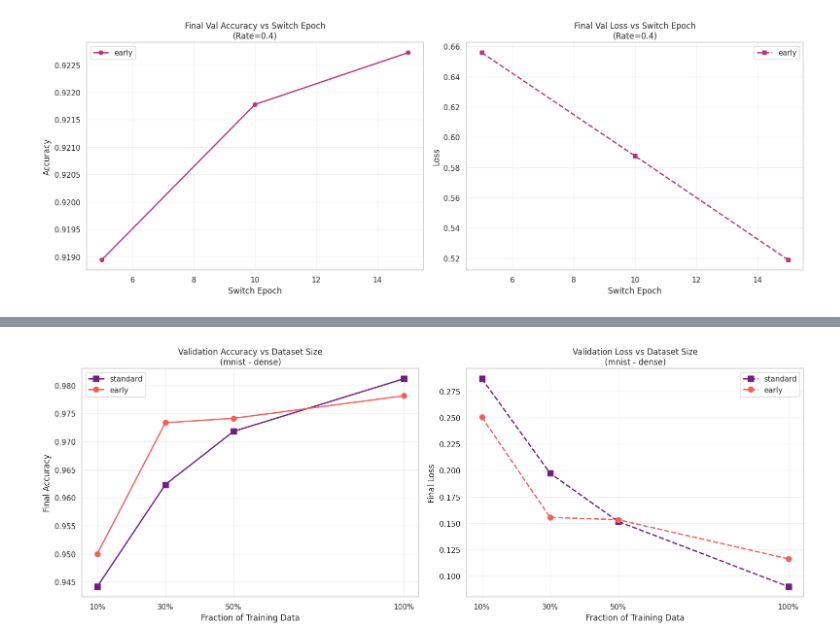
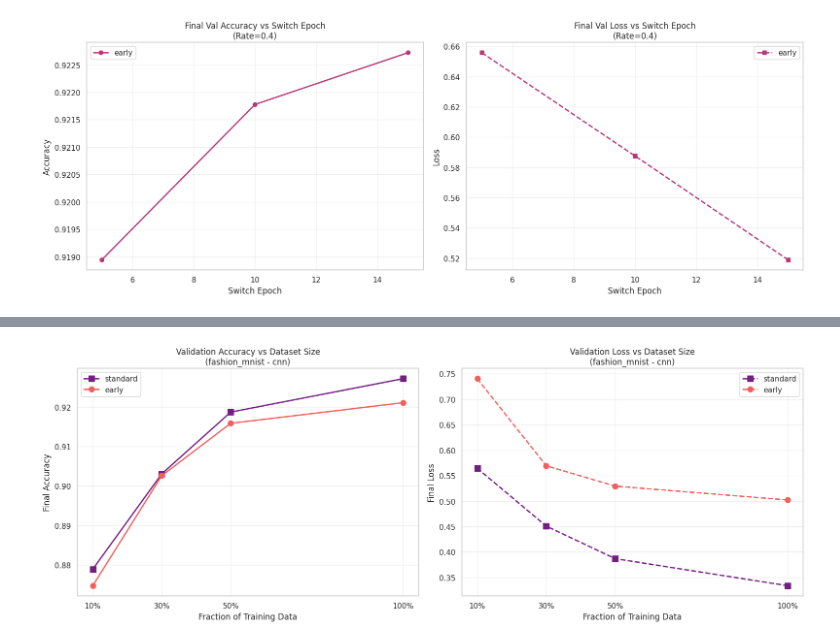
Before and after one commit to ArthurDanjou/DropoutReducesUnderfitting, a Jupyter notebook: pipeline_fashion_mnist.ipynb, the cells around one changed output, grey strips where cells are left out. Cells and saved outputs as stored; diff of their text form; code cells hidden in the pictures.

```diff
--- a/pipeline_fashion_mnist.ipynb
+++ b/pipeline_fashion_mnist.ipynb
@@ -638,8 +638,8 @@ exp.compare_switch_epochs(
 # %%
 # Graph 4 : Dataset Size Ablation
 run_dataset_size_comparison(
-    dataset_name="mnist",
-    model_type="dense",
+    dataset_name="fashion_mnist",
+    model_type="cnn",
     fractions=[0.1, 0.3, 0.5, 1.0],
     modes=["standard", "early"],
     rate=0.1,
@@ -666 +666 @@ Downloading data from https://storage.googleapis.com/tensorflow/tf-keras-dataset
-[figure, old version]
+[figure, new version]
```
Also changed, not shown: parts of 1 cell of this notebook.
